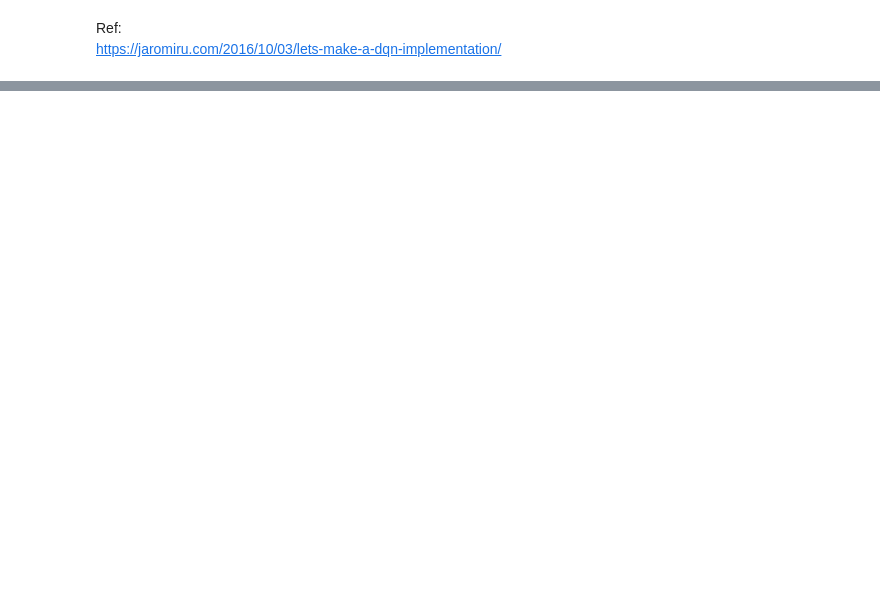
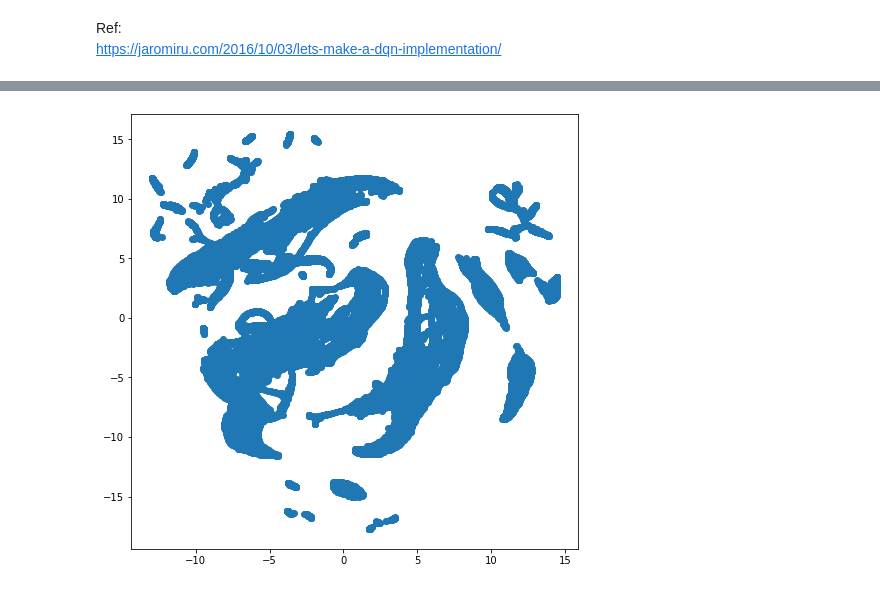
Before and after one commit to pushkarparanjpe/practical-rl, a Jupyter notebook: RL/CartPoleBasic_Pytorch.ipynb, the cells around one changed output, grey strips where cells are left out. Saved outputs shown, nothing was run; the diff lists cells and outputs as text; code cells hidden in the pictures; blank space fills up the shorter version.

```diff
--- a/RL/CartPoleBasic_Pytorch.ipynb
+++ b/RL/CartPoleBasic_Pytorch.ipynb
@@ -278,0 +280,10 @@ Text(0, 0.5, 'Episode reward')
+# %%
+# Viz the explored state space
+import umap
+import numpy as np
+
+
+reducer = umap.UMAP(verbose=True)
+states = np.array([d[0].numpy() for d in agent.memory.samples])
+print(states.shape)
+embedding = reducer.fit_transform(states)
@@ -278,0 +339,9 @@ Text(0, 0.5, 'Episode reward')
+# %%
+from matplotlib import pyplot as plt
+
+
+fig, ax = plt.subplots()
+ax.scatter(embedding[:, 0], embedding[:, 1])
+fig.set_size_inches((8, 8))
+# %% [output]
+[figure, added]
```
Also changed, not shown: parts of 3 cells of this notebook.
